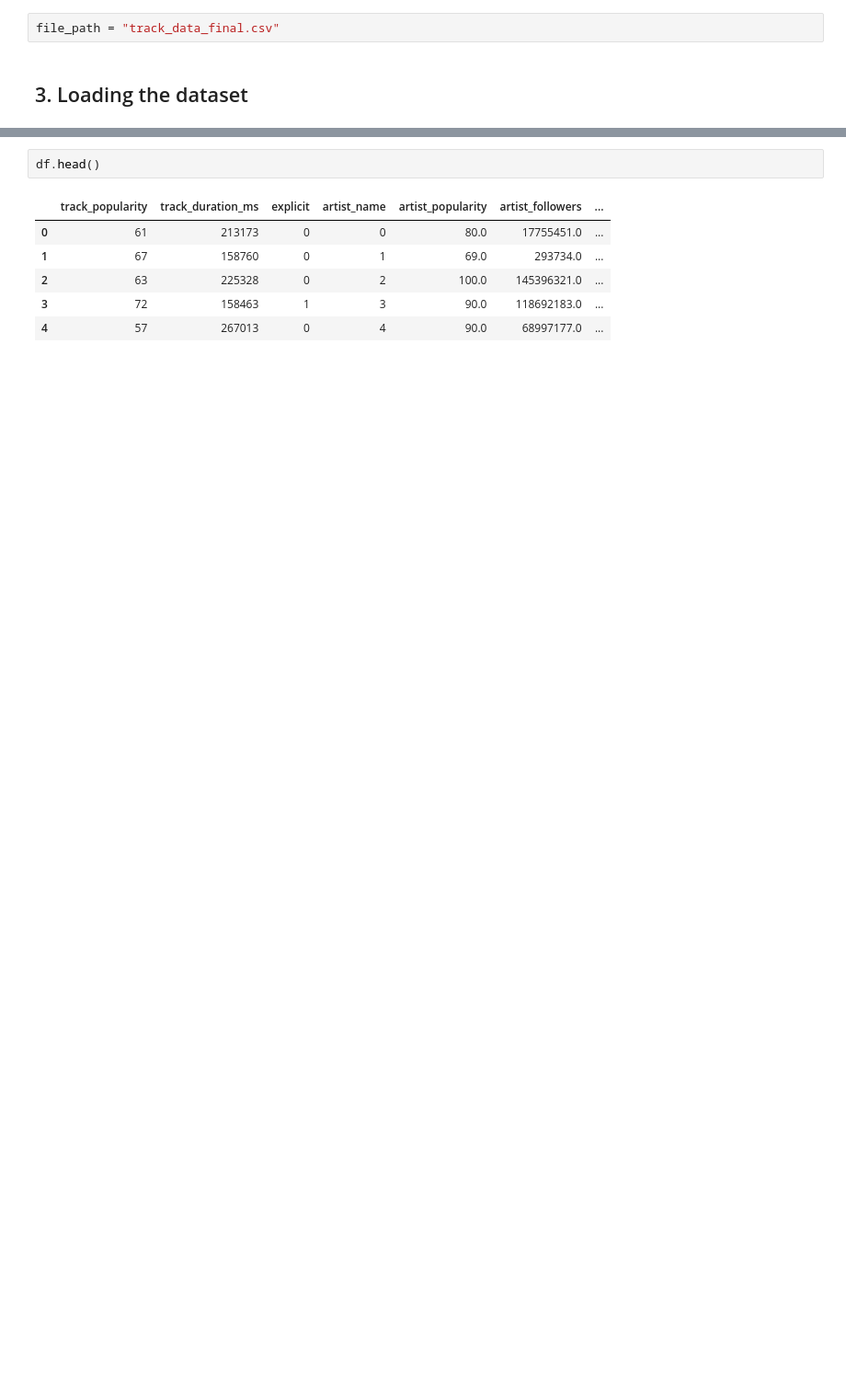
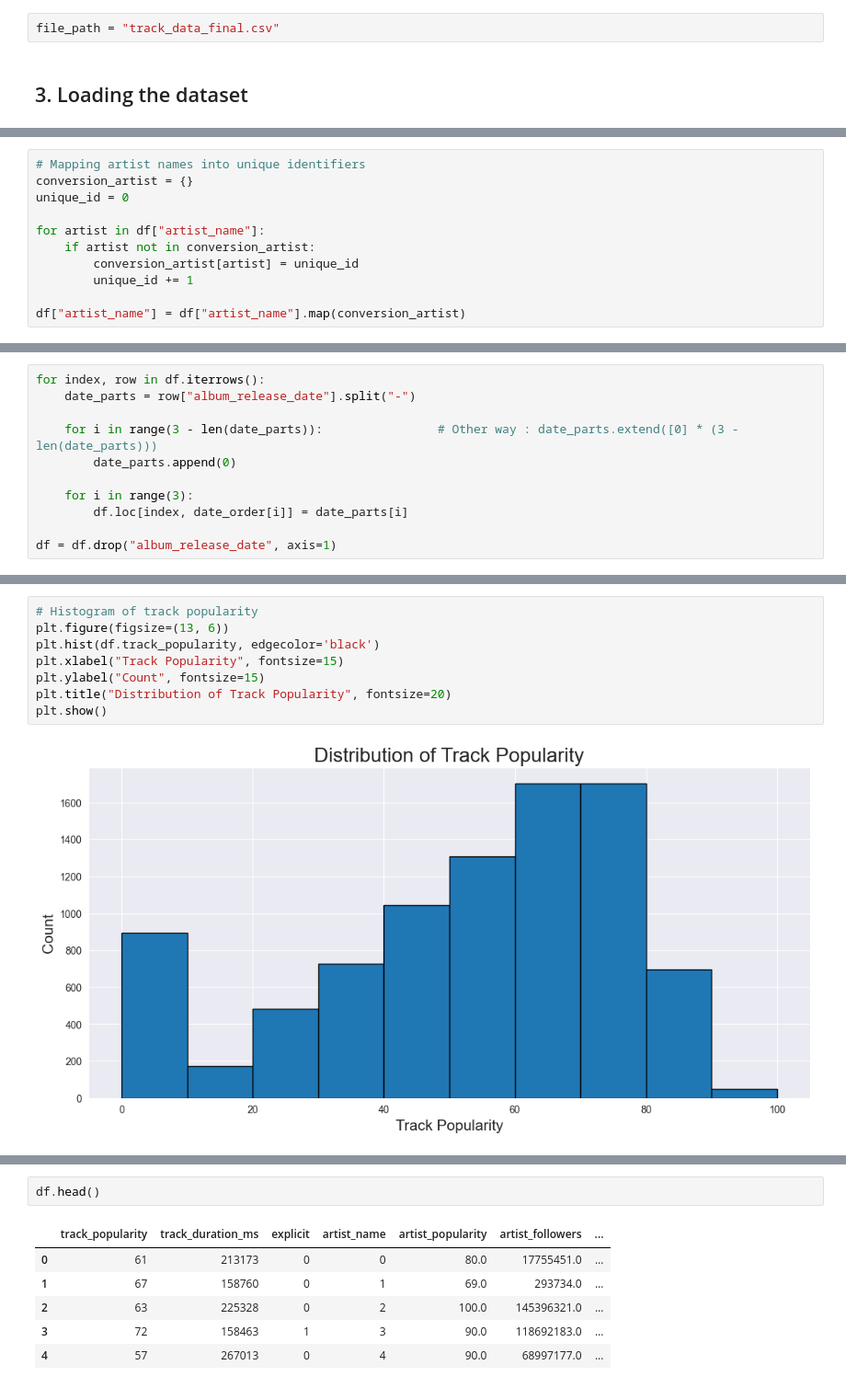
Before and after one commit to Fullbust505/SpotifyPopularityAnalysis, a Jupyter notebook: main.ipynb, the cells around one changed output, grey strips where cells are left out. Shown at 92% size. Saved outputs shown, nothing was run; the diff lists cells and outputs as text; blank space fills up the shorter version.

```diff
--- a/main.ipynb
+++ b/main.ipynb
@@ -173,0 +137,11 @@ df["explicit"] = df["explicit"].map({False : 0, True : 1})
+# %%
+# Mapping artist names into unique identifiers
+conversion_artist = {}
+unique_id = 0
+
+for artist in df["artist_name"]:
+    if artist not in conversion_artist:
+        conversion_artist[artist] = unique_id
+        unique_id += 1
+
+df["artist_name"] = df["artist_name"].map(conversion_artist)
@@ -173,0 +165,11 @@ df["explicit"] = df["explicit"].map({False : 0, True : 1})
+# %%
+for index, row in df.iterrows():
+    date_parts = row["album_release_date"].split("-")
+
+    for i in range(3 - len(date_parts)):                # Other way : date_parts.extend([0] * (3 - len(date_parts)))
+        date_parts.append(0)
+
+    for i in range(3):
+        df.loc[index, date_order[i]] = date_parts[i]
+
+df = df.drop("album_release_date", axis=1)
@@ -173,0 +198,10 @@ df["explicit"] = df["explicit"].map({False : 0, True : 1})
+# %%
+# Histogram of track popularity
+plt.figure(figsize=(13, 6))
+plt.hist(df.track_popularity, edgecolor='black')
+plt.xlabel("Track Popularity", fontsize=15)
+plt.ylabel("Count", fontsize=15)
+plt.title("Distribution of Track Popularity", fontsize=20)
+plt.show()
+# %% [output]
+[figure, added]
```
Also changed, not shown: parts of 68 cells of this notebook.
